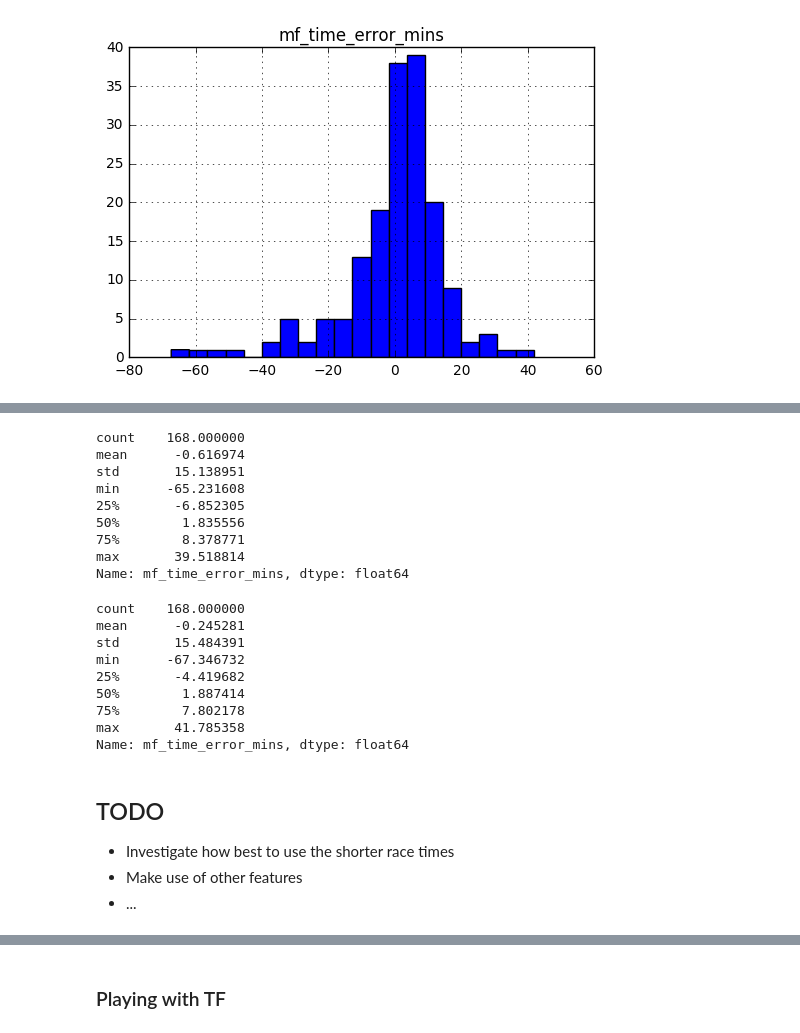
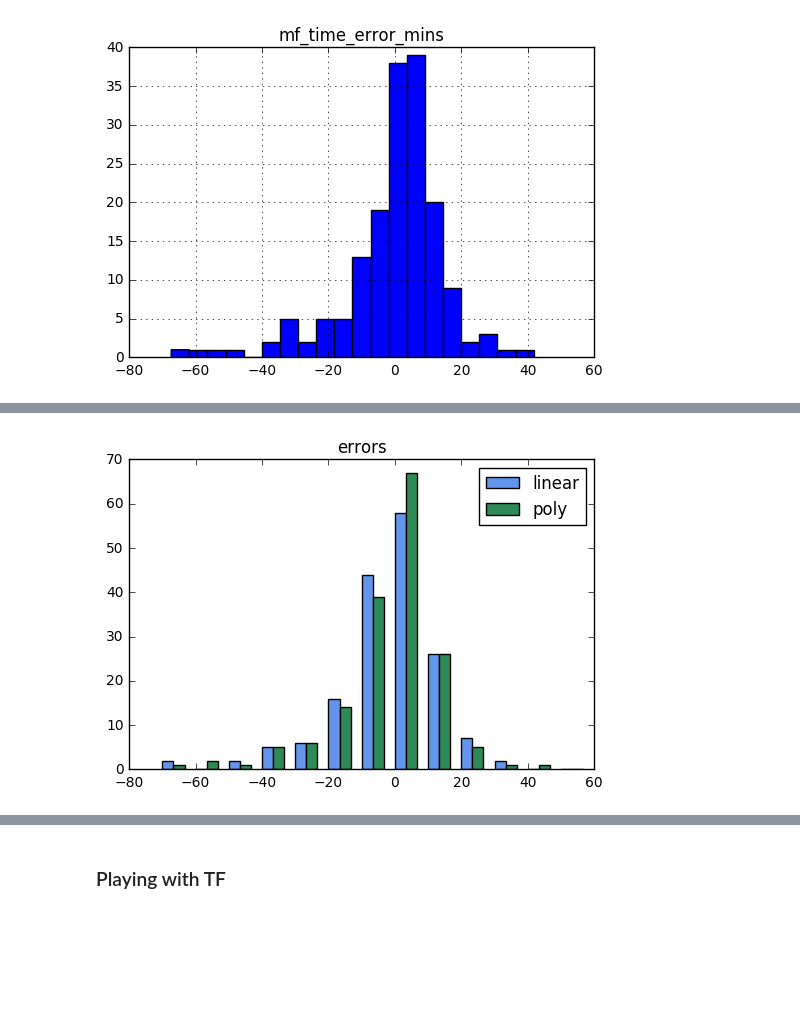
Before and after one commit to orieldave/marathon_times, a Jupyter notebook: explore.ipynb, the cells around one changed output, grey strips where cells are left out. Drawn from its saved outputs; the diff is of its cells as text; code cells hidden in the pictures; blank space fills up the shorter version.

```diff
--- a/explore.ipynb
+++ b/explore.ipynb
@@ -955,13 +999,16 @@ array([[<matplotlib.axes._subplots.AxesSubplot object at 0x...>]], dtype=object)
 # %%
-fig, ax = plt.subplots()
+def plot_hist_2(col1, col2, leg1='col1', leg2='col2', title=None, xmin=0, xmax=100, dx=10):
 
-bins = [bin for bin in range(-70, 70, 5)]
+    fig, ax = plt.subplots()
 
-col1_heights, _  = np.histogram(data_test_['mf_time_error_mins'], bins=bins)
-col2_heights, _  = np.histogram(data_test_poly_['mf_time_error_mins'], bins=bins)
+    bins = [bin for bin in range(xmin, xmax, dx)]
 
-width = (bins[1] - bins[0])/3
+    col1_heights, _  = np.histogram(col1, bins=bins)
+    col2_heights, _  = np.histogram(col2, bins=bins)
 
-ax.bar(bins[:-1], col1_heights, width=width, facecolor='cornflowerblue')
-ax.bar([bin + width for bin in bins[:-1]], col2_heights, width=width, facecolor='seagreen')
-plt.legend(['linear', 'poly'])
+    width = (bins[1] - bins[0])/3
+
+    ax.bar(bins[:-1], col1_heights, width=width, facecolor='cornflowerblue')
+    ax.bar([bin + width for bin in bins[:-1]], col2_heights, width=width, facecolor='seagreen')
+    plt.legend([leg1, leg2])
+    plt.title(title)
@@ -971,24 +1014,0 @@ plt.legend(['linear', 'poly'])
-# %%
-data_test_['mf_time_error_mins'].describe()
-# %% [output]
-count    168.000000
-mean      -0.616974
-std       15.138951
-min      -65.231608
-25%       -6.852305
-50%        1.835556
-75%        8.378771
-max       39.518814
-Name: mf_time_error_mins, dtype: float64
-# %%
-data_test_poly_['mf_time_error_mins'].describe()
-# %% [output]
-count    168.000000
-mean      -0.245281
-std       15.484391
-min      -67.346732
-25%       -4.419682
-50%        1.887414
-75%        7.802178
-max       41.785358
-Name: mf_time_error_mins, dtype: float64
@@ -997,5 +1015,5 @@ Name: mf_time_error_mins, dtype: float64
-# %% [markdown]
-## TODO
-* Investigate how best to use the shorter race times
-* Make use of other features
-* ...
+# %%
+plot_hist_2(data_test_['mf_time_error_mins'], data_test_poly_['mf_time_error_mins'], \
+            'linear', 'poly', xmin=-70, xmax=70, dx=10, title='errors')
+# %% [output]
+[figure, added]
```
Also changed, not shown: parts of 20 cells of this notebook, 3 other files.
